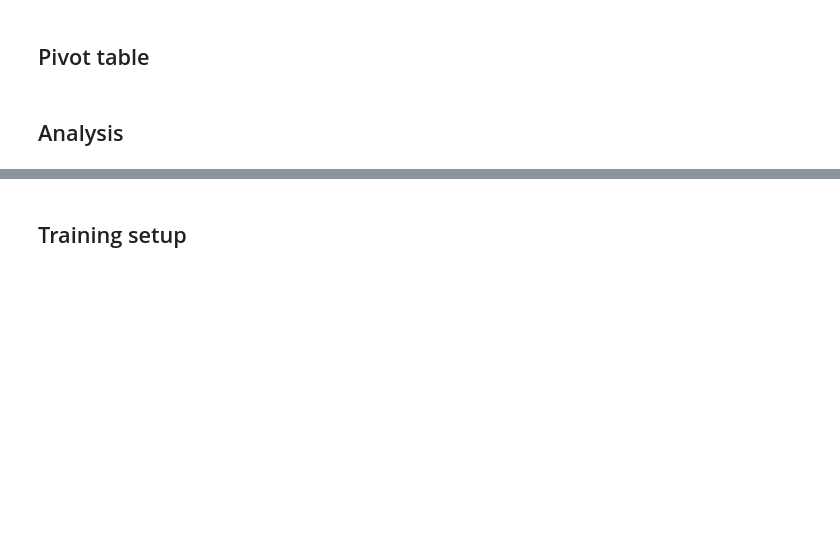
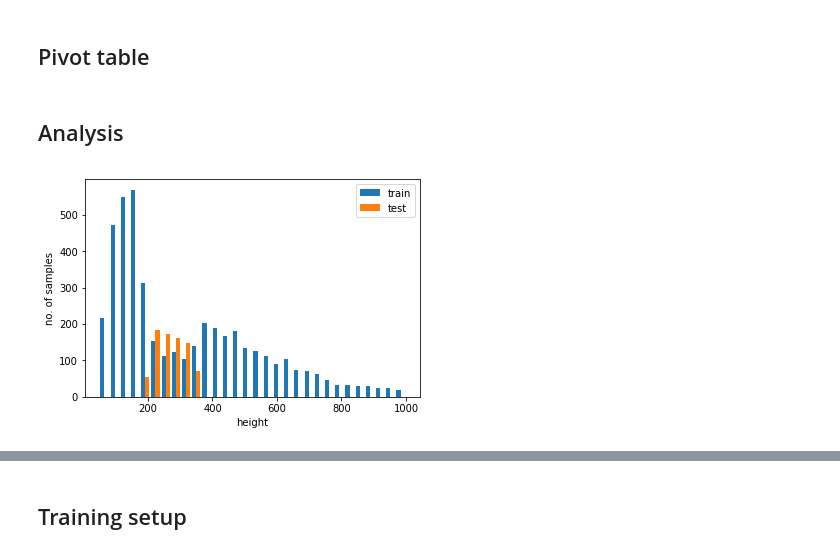
Before and after one commit to agoila/fastai, a Jupyter notebook: courses/dl1/my_nbs/plant-seedling.ipynb, the cells around one changed output, grey strips where cells are left out. Drawn from its saved outputs; the diff is of its cells as text; code cells hidden in the pictures; blank space fills up the shorter version.

```diff
--- a/courses/dl1/my_nbs/plant-seedling.ipynb
+++ b/courses/dl1/my_nbs/plant-seedling.ipynb
@@ -12,11 +12,6 @@ from fastai.sgdr import *
 from fastai.plots import *
 # %%
 PATH = "data/plant-seedlings/"
-# %%
-sz = 224
-arch = resnet50
-bs = 24
-# try 224, 58 and 299, 58
 # %%
 label_csv = f'{PATH}labels.csv'
 n = len(list(open(label_csv))) - 1
@@ -46,0 +32,13 @@ plt.hist(col_sz[col_sz < 500]);
+# %%
+def get_sizes(s):
+    sz = [PIL.Image.open(f'{PATH}{s}/'+k).size for k in os.listdir(f'{PATH}{s}/')]
+    height = np.array([sz[i][0] for i in range(len(sz))])
+    width = np.array([sz[i][1] for i in range(len(sz))])
+    return height, width
+# %%
+trn_h, trn_w = get_sizes('train'); test_h, test_w = get_sizes('test')
+# %%
+plt.hist([trn_h[trn_h<1000], test_h[test_h<1000]], bins=30);
+plt.xlabel('height'); plt.ylabel('no. of samples'); plt.legend(['train', 'test']);
+# %% [output]
+[figure, added]
```
Also changed, not shown: parts of 37 cells of this notebook, 1 other file.
